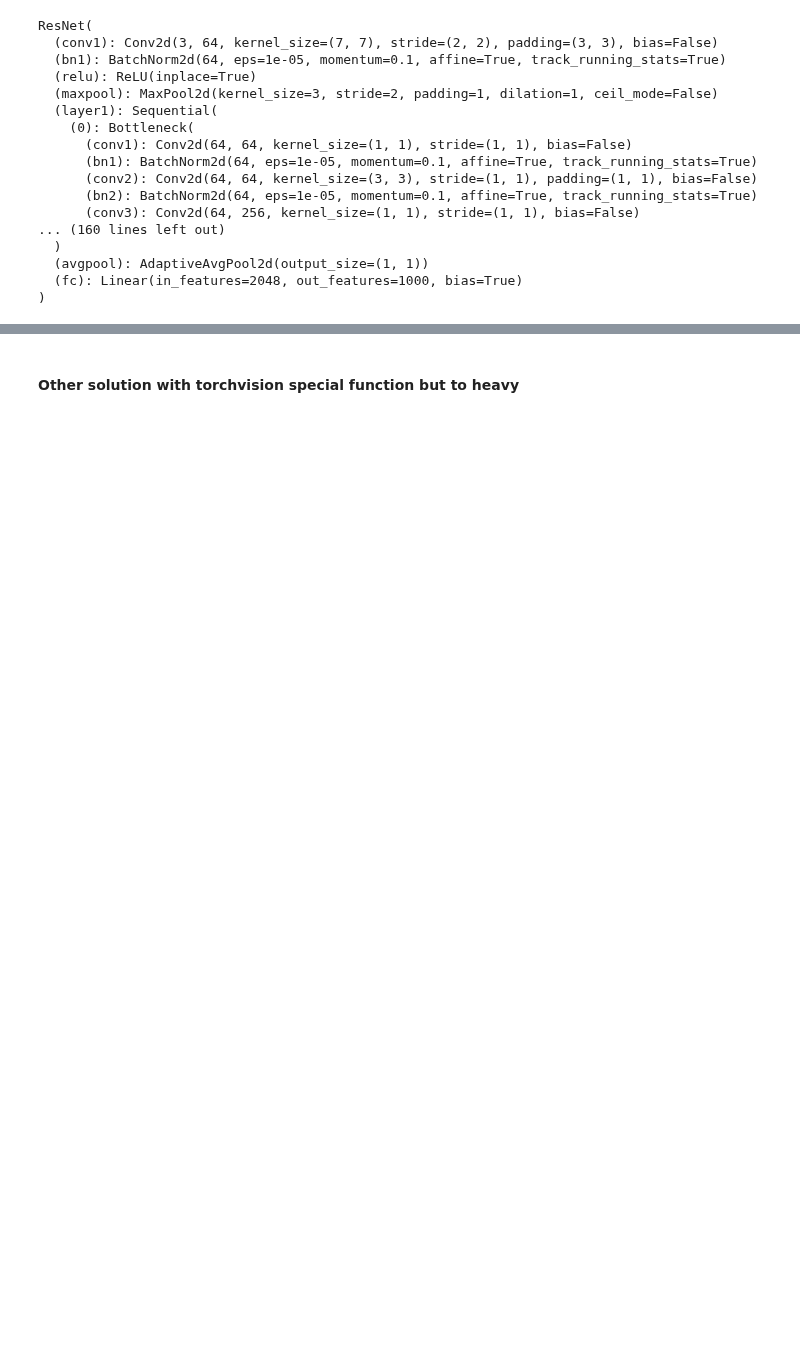
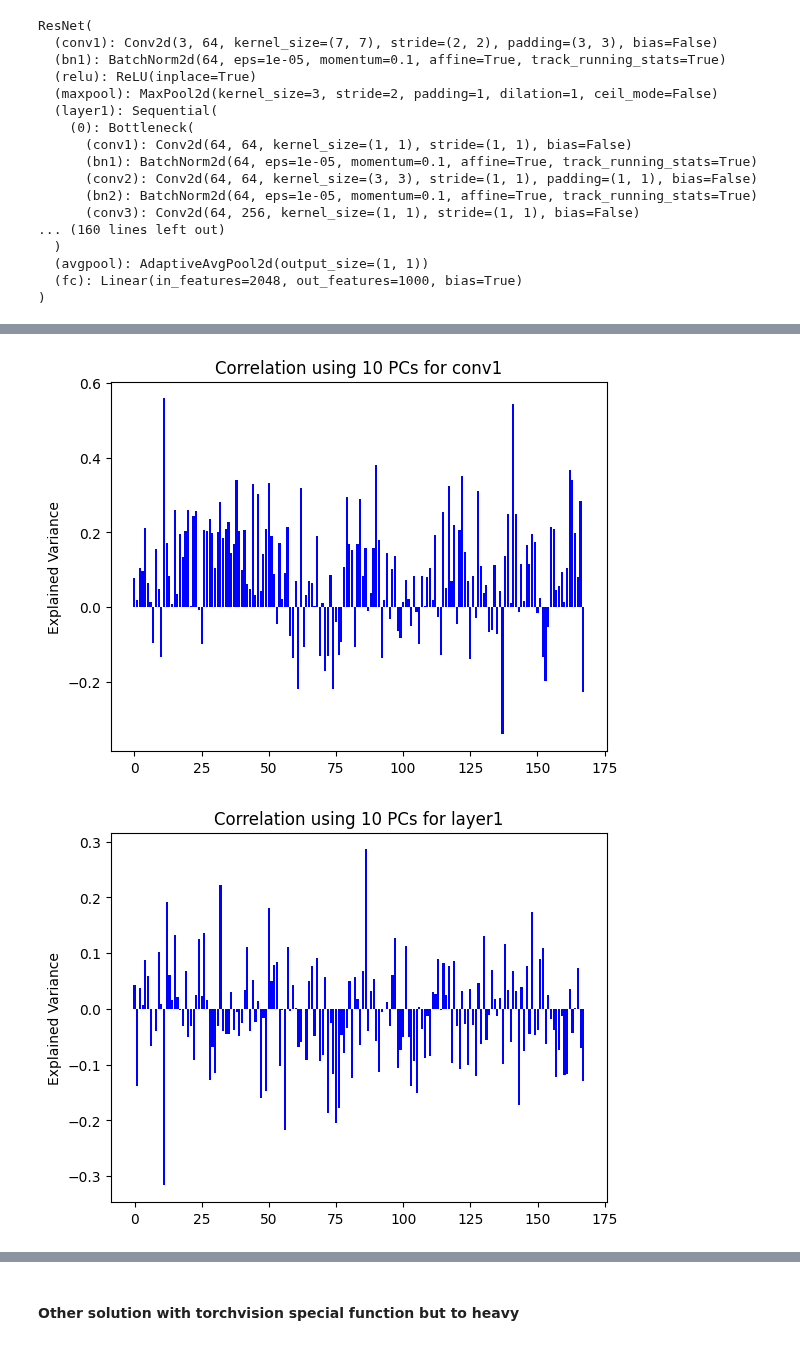
Before and after one commit to barbaragrosjean/Brain_like_mini_project, a Jupyter notebook: week6.ipynb, the cells around one changed output, grey strips where cells are left out. Saved outputs shown, nothing was run; the diff lists cells and outputs as text; code cells hidden in the pictures; blank space fills up the shorter version.

```diff
--- a/week6.ipynb
+++ b/week6.ipynb
@@ -356,0 +371,9 @@ for layer_name, expl_var in explained_variance.items():
+# %%
+for layer_name, corr in correlation.items():
+    fig, ax = plt.subplots()
+    ax.bar(range(len(corr)), corr, color='blue')
+    ax.set_ylabel('Explained Variance')
+    ax.set_title(f"Correlation using 10 PCs for {layer_name}")
+# %% [output]
+[figure, added]
+[figure, added]
```
Also changed, not shown: parts of 29 cells of this notebook.
